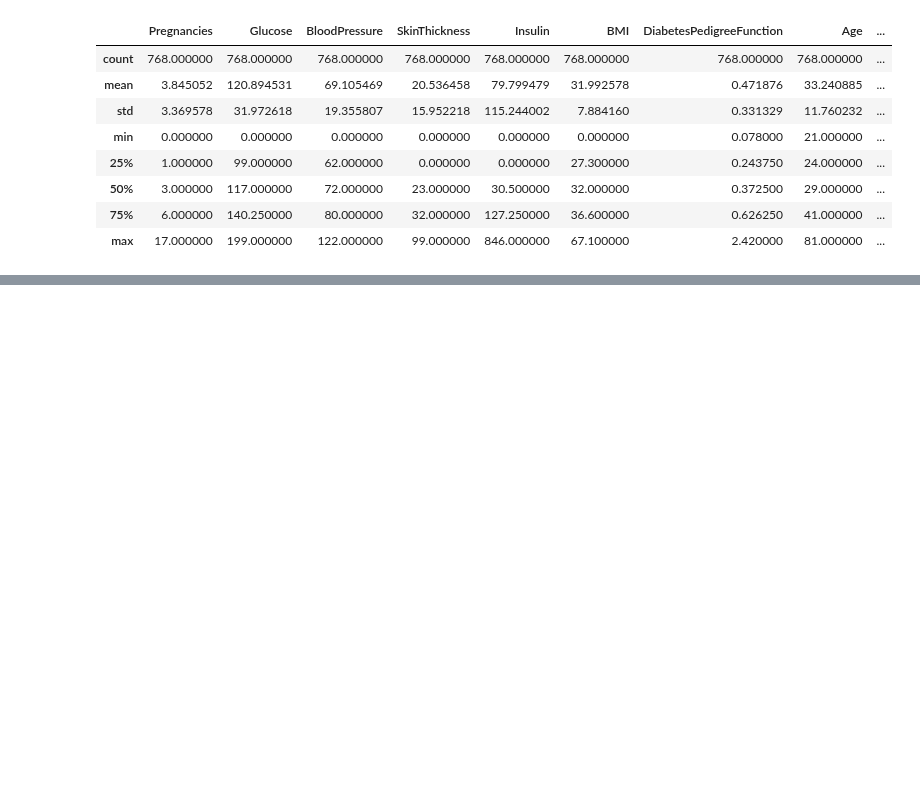
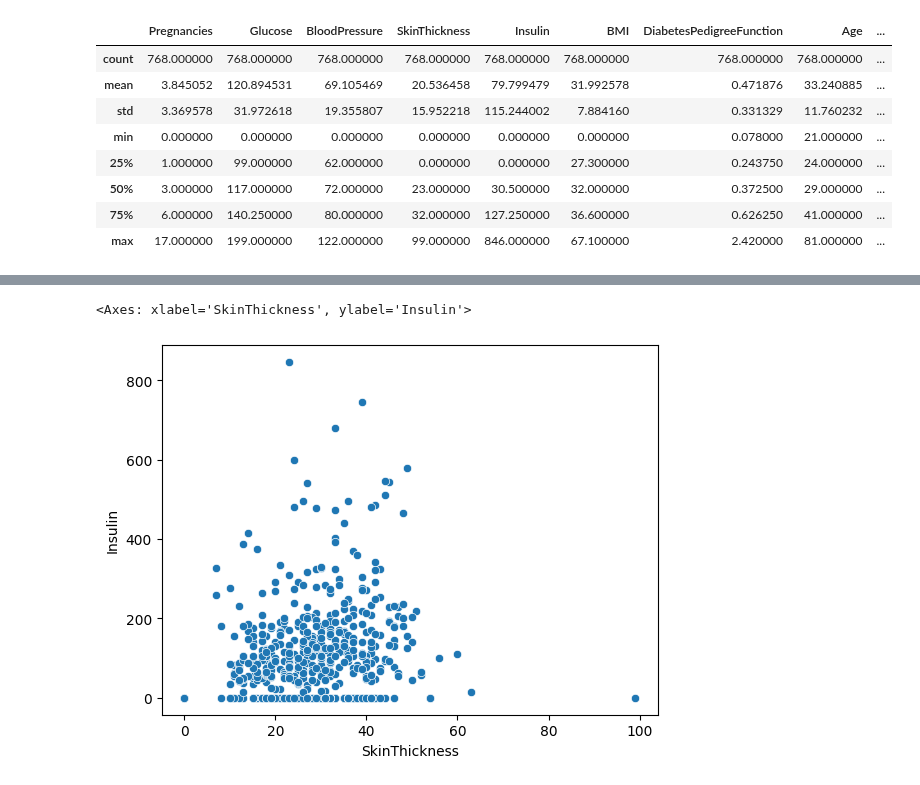
Before and after one commit to SianRods/Data-Science-ML, a Jupyter notebook: Diabetes_Data_Set/notebooks/d1.ipynb, the cells around one changed output, grey strips where cells are left out. Drawn from its saved outputs; the diff is of its cells as text; code cells hidden in the pictures; blank space fills up the shorter version.

```diff
--- a/Diabetes_Data_Set/notebooks/d1.ipynb
+++ b/Diabetes_Data_Set/notebooks/d1.ipynb
@@ -51,0 +65,5 @@ diabetes_df.describe()
+# %%
+sns.scatterplot(x='SkinThickness',y='Insulin',data=diabetes_df)
+# %% [output]
+<Axes: xlabel='SkinThickness', ylabel='Insulin'>
+[figure, added]
```
Also changed, not shown: parts of 3 cells of this notebook.
